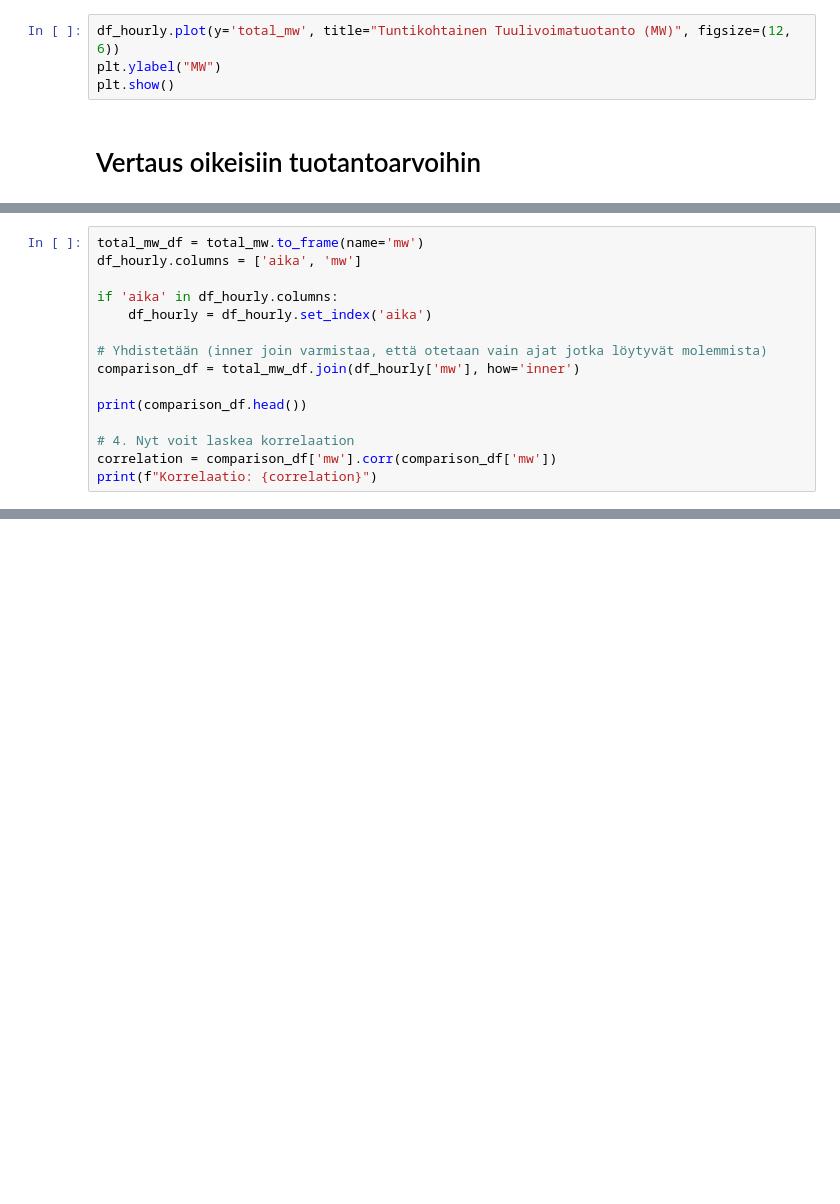
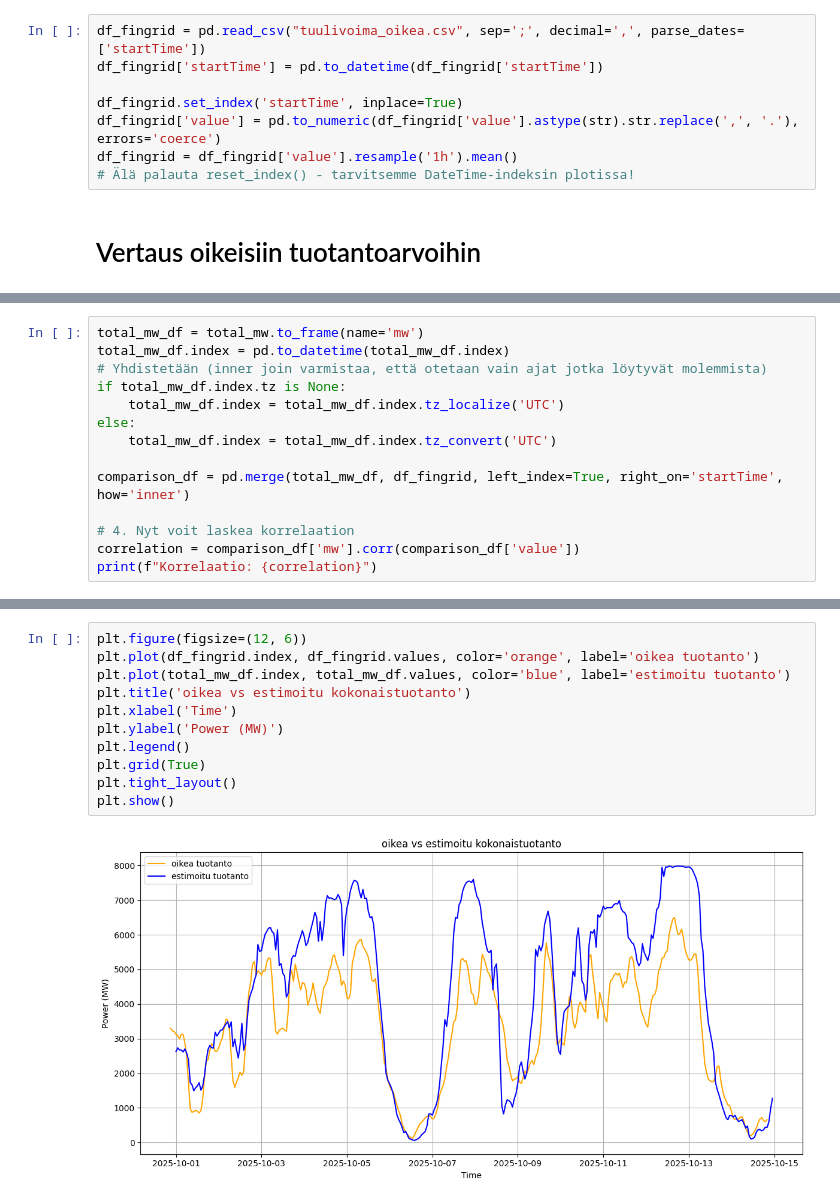
Before and after one commit to anton-saari/tuulivoiman-tuotanto, a Jupyter notebook: src.ipynb, the cells around one changed output, grey strips where cells are left out. Drawn from its saved outputs; the diff is of its cells as text; blank space fills up the shorter version.

```diff
--- a/src.ipynb
+++ b/src.ipynb
@@ -197,8 +198,12 @@ valid_time
 Name: feedin_power_plant, Length: 336, dtype: float64
 [figure]
 # %%
-df_hourly.plot(y='total_mw', title="Tuntikohtainen Tuulivoimatuotanto (MW)", figsize=(12, 6))
-plt.ylabel("MW")
-plt.show()
+df_fingrid = pd.read_csv("tuulivoima_oikea.csv", sep=';', decimal=',', parse_dates=['startTime'])
+df_fingrid['startTime'] = pd.to_datetime(df_fingrid['startTime'])
+
+df_fingrid.set_index('startTime', inplace=True)
+df_fingrid['value'] = pd.to_numeric(df_fingrid['value'].astype(str).str.replace(',', '.'), errors='coerce')
+df_fingrid = df_fingrid['value'].resample('1h').mean()
+# Älä palauta reset_index() - tarvitsemme DateTime-indeksin plotissa!
 # %% [markdown]
 # Vertaus oikeisiin tuotantoarvoihin
@@ -222,16 +210,15 @@ df_hourly.head()
 # %%
 total_mw_df = total_mw.to_frame(name='mw')
-df_hourly.columns = ['aika', 'mw']
+total_mw_df.index = pd.to_datetime(total_mw_df.index)
+# Yhdistetään (inner join varmistaa, että otetaan vain ajat jotka löytyvät molemmista)
+if total_mw_df.index.tz is None:
+    total_mw_df.index = total_mw_df.index.tz_localize('UTC')
+else:
+    total_mw_df.index = total_mw_df.index.tz_convert('UTC')
 
-if 'aika' in df_hourly.columns:
-    df_hourly = df_hourly.set_index('aika')
-
-# Yhdistetään (inner join varmistaa, että otetaan vain ajat jotka löytyvät molemmista)
-comparison_df = total_mw_df.join(df_hourly['mw'], how='inner')
-
-print(comparison_df.head())
+comparison_df = pd.merge(total_mw_df, df_fingrid, left_index=True, right_on='startTime', how='inner')
 
 # 4. Nyt voit laskea korrelaation
-correlation = comparison_df['mw'].corr(comparison_df['mw'])
+correlation = comparison_df['mw'].corr(comparison_df['value'])
 print(f"Korrelaatio: {correlation}")
 # %% [output]
@@ -257,0 +234,13 @@ df_hourly.head()
+# %%
+plt.figure(figsize=(12, 6))
+plt.plot(df_fingrid.index, df_fingrid.values, color='orange', label='oikea tuotanto')
+plt.plot(total_mw_df.index, total_mw_df.values, color='blue', label='estimoitu tuotanto')
+plt.title('oikea vs estimoitu kokonaistuotanto')
+plt.xlabel('Time')
+plt.ylabel('Power (MW)')
+plt.legend()
+plt.grid(True)
+plt.tight_layout()
+plt.show()
+# %% [output]
+[figure, added]
```
Also changed, not shown: parts of 7 cells of this notebook.
